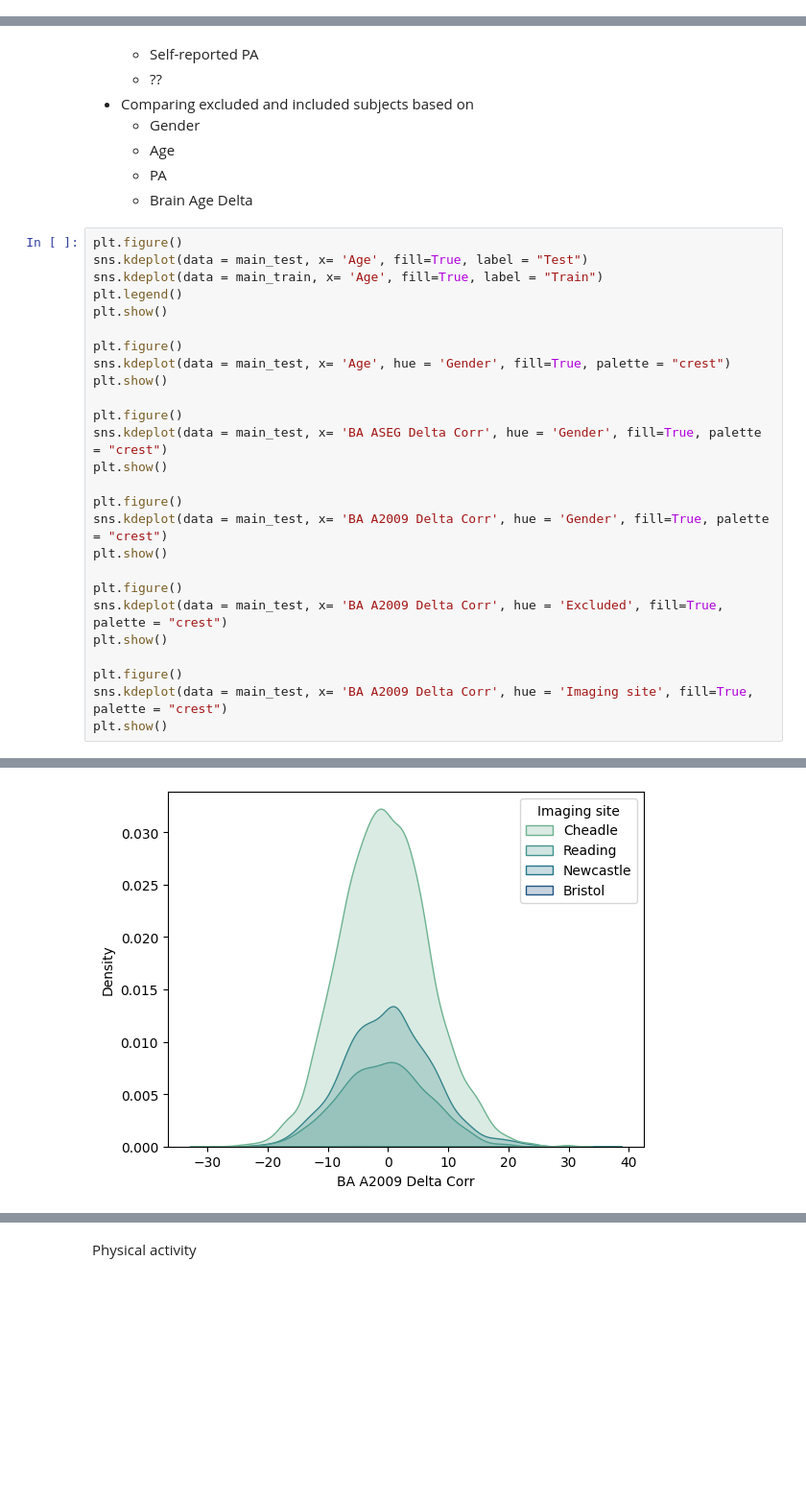
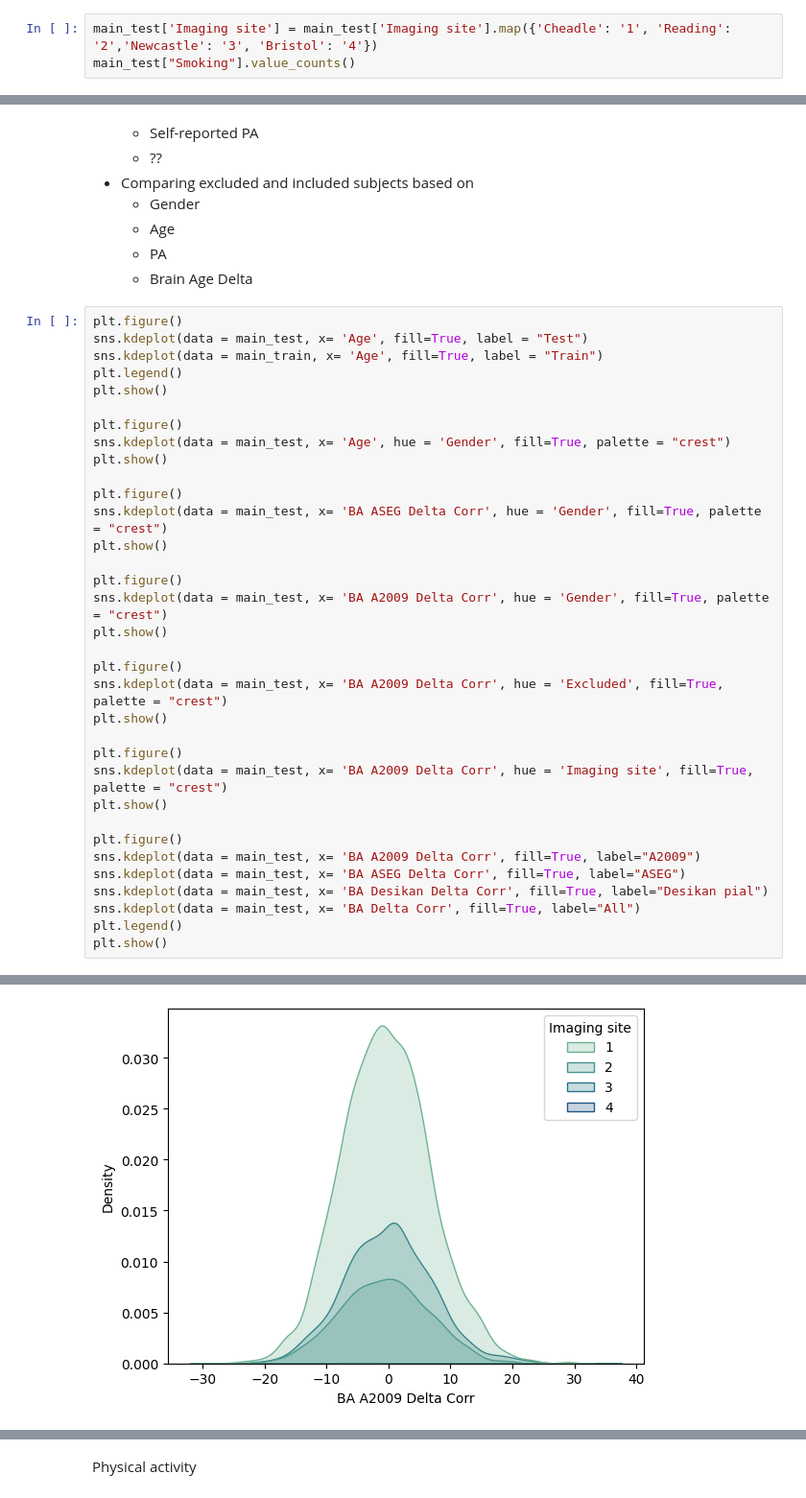
Before and after one commit to ivychad/Hanna, a Jupyter notebook: 4 Analysis.ipynb, the cells around one changed output, grey strips where cells are left out. Shown at 96% size. Cells and saved outputs as stored; diff of their text form; blank space fills up the shorter version.

```diff
--- a/4 Analysis.ipynb
+++ b/4 Analysis.ipynb
@@ -20,3 +20,6 @@ brain_test = pd.DataFrame(brain_test)
 brain_train = pd.DataFrame(brain_train)
 main_test = pd.DataFrame(main_test)
 main_train = pd.DataFrame(main_train)
+# %%
+main_test['Imaging site'] = main_test['Imaging site'].map({'Cheadle': '1', 'Reading': '2','Newcastle': '3', 'Bristol': '4'})
+main_test["Smoking"].value_counts()
@@ -77,6 +93,14 @@ plt.show()
 plt.figure()
 sns.kdeplot(data = main_test, x= 'BA A2009 Delta Corr', hue = 'Imaging site', fill=True, palette = "crest")
 plt.show()
+
+plt.figure()
+sns.kdeplot(data = main_test, x= 'BA A2009 Delta Corr', fill=True, label="A2009")
+sns.kdeplot(data = main_test, x= 'BA ASEG Delta Corr', fill=True, label="ASEG")
+sns.kdeplot(data = main_test, x= 'BA Desikan Delta Corr', fill=True, label="Desikan pial")
+sns.kdeplot(data = main_test, x= 'BA Delta Corr', fill=True, label="All")
+plt.legend()
+plt.show()
 # %% [output]
 [figure]
 [figure]
@@ -86 +110 @@ plt.show()
-[figure, old version]
+[figure, new version]
```
Also changed, not shown: parts of 18 cells of this notebook, 2 other files.
